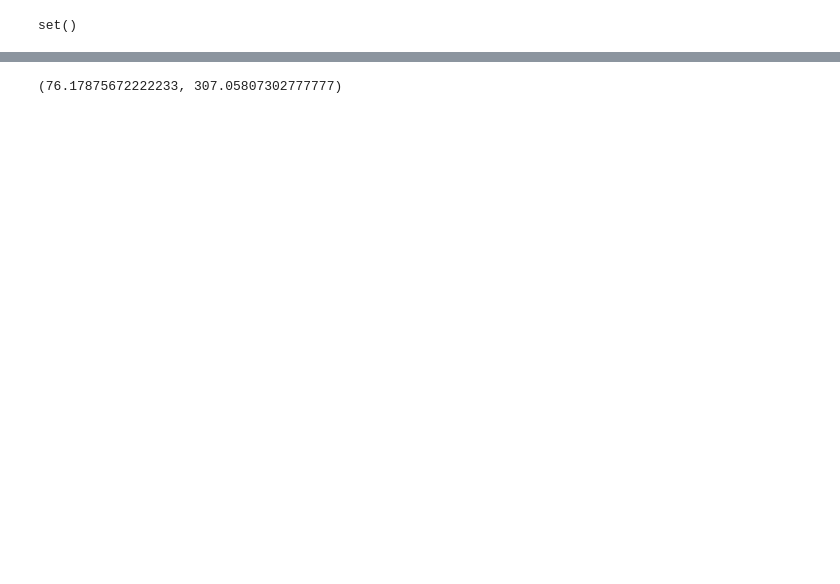
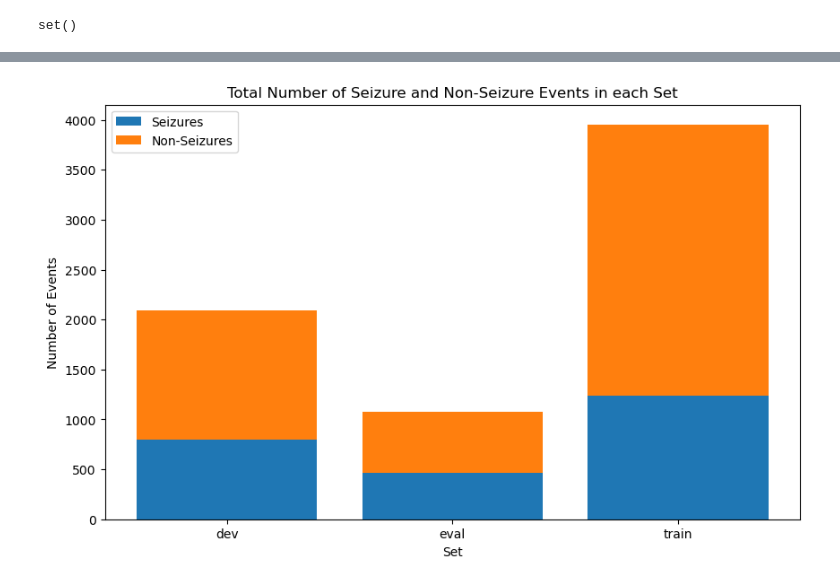
Before and after one commit to JannisHajda/tuh-eeg-seizure-detection, a Jupyter notebook: extract_raw_segments.ipynb, the cells around one changed output, grey strips where cells are left out. Saved outputs shown, nothing was run; the diff lists cells and outputs as text; code cells hidden in the pictures; blank space fills up the shorter version.

```diff
--- a/extract_raw_segments.ipynb
+++ b/extract_raw_segments.ipynb
@@ -151,0 +282,5 @@ len(patients_without_seizures), len(patients_with_seizures), len(patients_with_a
+# %%
+configurations = ["01_tcp_ar"]
+dev_patients = load_set("dev", configurations)
+eval_patients = load_set("eval", configurations)
+train_patients = load_set("train", configurations)
@@ -152,19 +321,40 @@ len(patients_without_seizures), len(patients_with_seizures), len(patients_with_a
+# %%
+def get_total_events(set: list[Patient]):
+    total_seizure_events = 0
+    total_non_seizure_events = 0
+
+    for patient in set:
+        for session in patient.sessions:
+            for recording in session.recordings:
+                total_seizure_events += len(recording.seizures)
+                total_non_seizure_events += len(recording.non_seizures)
+
+    return total_seizure_events, total_non_seizure_events
+# %%
+dev_seizures, dev_non_seizures = get_total_events(dev_patients)
+eval_seizures, eval_non_seizures = get_total_events(eval_patients)
+train_seizures, train_non_seizures = get_total_events(train_patients)
+
+plt.figure(figsize=(10, 6))
+plt.bar(['dev', 'eval', 'train'], [dev_seizures, eval_seizures, train_seizures], label='Seizures')
+plt.bar(['dev', 'eval', 'train'], [dev_non_seizures, eval_non_seizures, train_non_seizures], label='Non-Seizures', bottom=[dev_seizures, eval_seizures, train_seizures])
+plt.title('Total Number of Seizure and Non-Seizure Events in each Set')
+plt.xlabel('Set')
+plt.ylabel('Number of Events')
+plt.legend()
+%matplotlib inline
+plt.show()
+# %% [output]
+[figure, added]
 # %%
-# calc total seizure and non-seizure duration
-seizure_duration = 0
-non_seizure_duration = 0
-selected_configurations = ["01_tcp_ar", "02_tcp_le", "03_tcp_ar_a", "04_tcp_le_a"]
+def get_total_duration(set: list[Patient]):
+    total_seizure_duration = 0
+    total_non_seizure_duration = 0
 
-for patient in patients_with_seizures:
-    for session in patient.sessions:
-        if session.configuration not in selected_configurations:
-            continue
+    for patient in set:
+        for session in patient.sessions:
+            for recording in session.recordings:
+                total_seizure_duration += sum([x[1] for x in recording.seizures])
+                total_non_seizure_duration += sum([x[1] for x in recording.non_seizures])
 
-        for recording in session.recordings:
-            seizure_duration += sum([x[1] for x in recording.seizures])
-            non_seizure_duration += sum([x[1] for x in recording.non_seizures])
-
-
-seizure_duration / 3600, non_seizure_duration / 3600
+    return total_seizure_duration, total_non_seizure_duration
-# %% [output]
-(76.17875672222233, 307.05807302777777)
```
Also changed, not shown: parts of 18 cells of this notebook.
